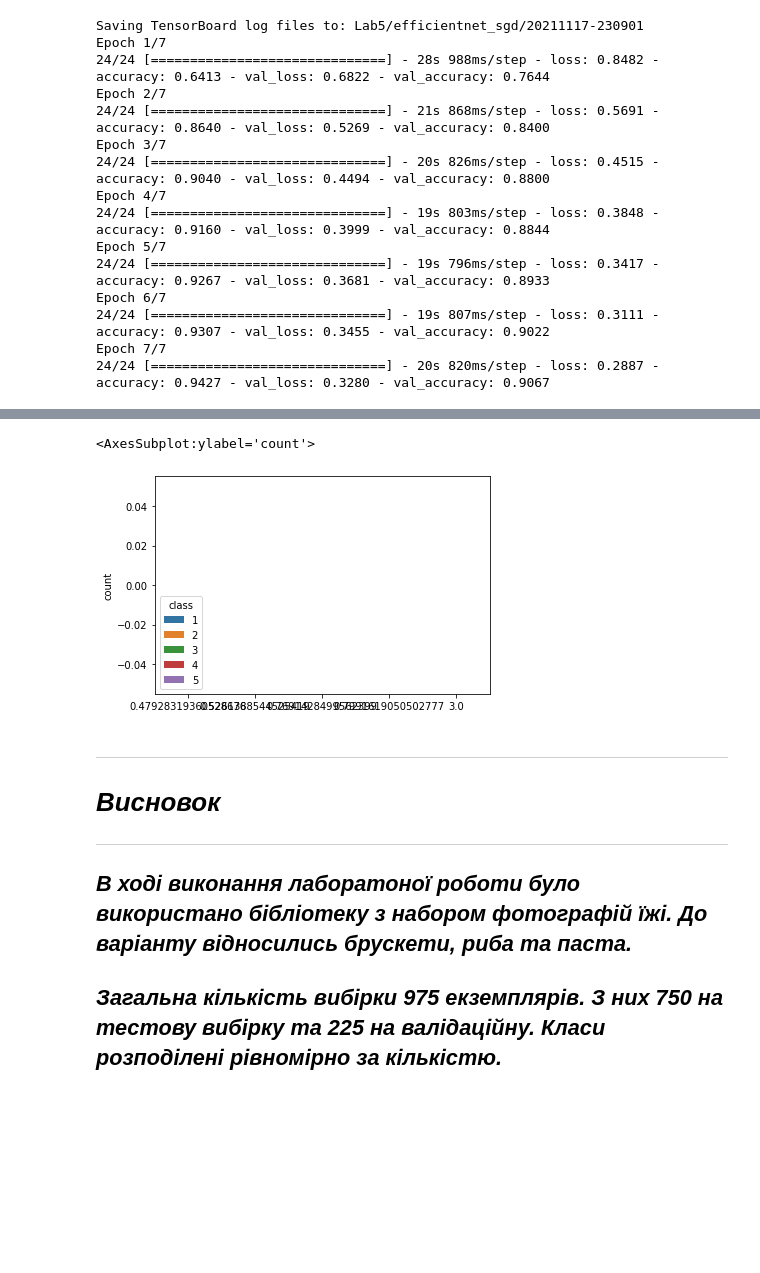
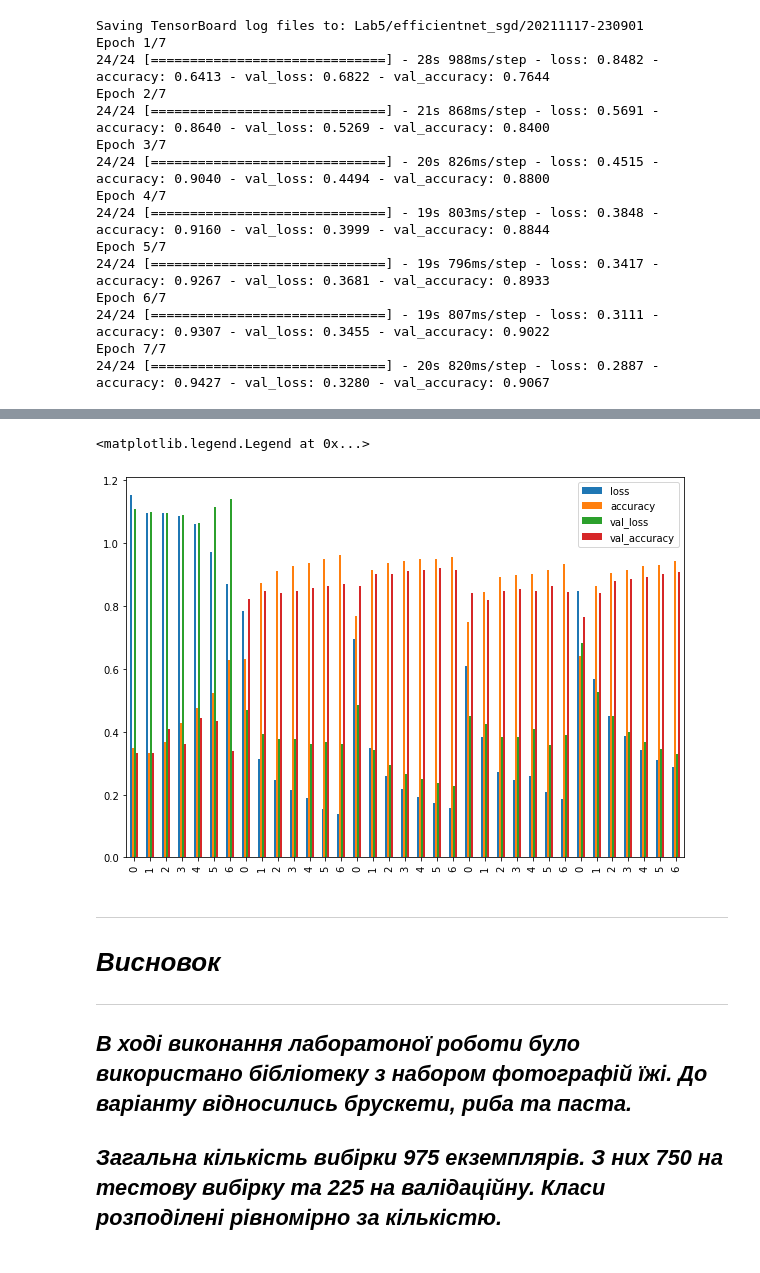
Before and after one commit to TemaSeriy/nn2021, a Jupyter notebook: Lab5/lab5.ipynb, the cells around one changed output, grey strips where cells are left out. Saved outputs shown, nothing was run; the diff lists cells and outputs as text; code cells hidden in the pictures; blank space fills up the shorter version.

```diff
--- a/Lab5/lab5.ipynb
+++ b/Lab5/lab5.ipynb
@@ -443,12 +421,10 @@ all_models
-# %%
-import seaborn as sns
-sns.countplot(data = all_models,
-            x = all_models.mean(),
-            hue="class"
-            )
-# %% [output]
-<AxesSubplot:ylabel='count'>
-[figure, removed]
+# %%
+all_models_results = pd.concat([model_1_results, resnet_results,efficientnet_results,resnet_sgd_results,efficientnet_sgd_results])
+# %%
+all_models_results.plot(kind="bar", figsize=(10, 7)).legend(bbox_to_anchor=(1.0, 1.0))
+# %% [output]
+<matplotlib.legend.Legend at 0x...>
+[figure, added]
 # %% [markdown]
 ***
 # *Висновок*
```
Also changed, not shown: parts of 1 cell of this notebook.
